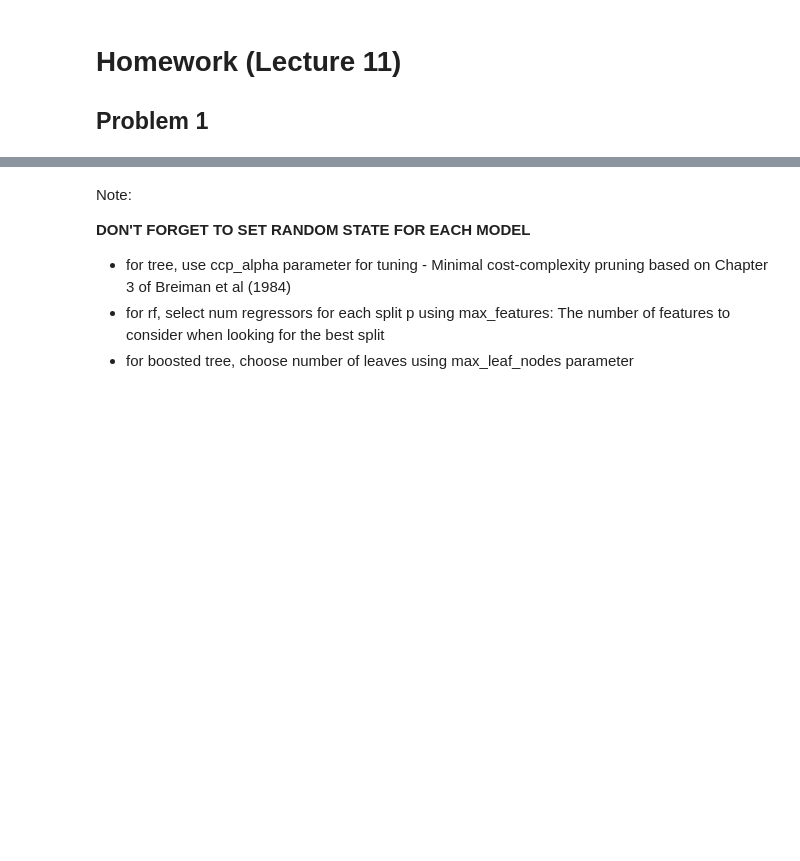
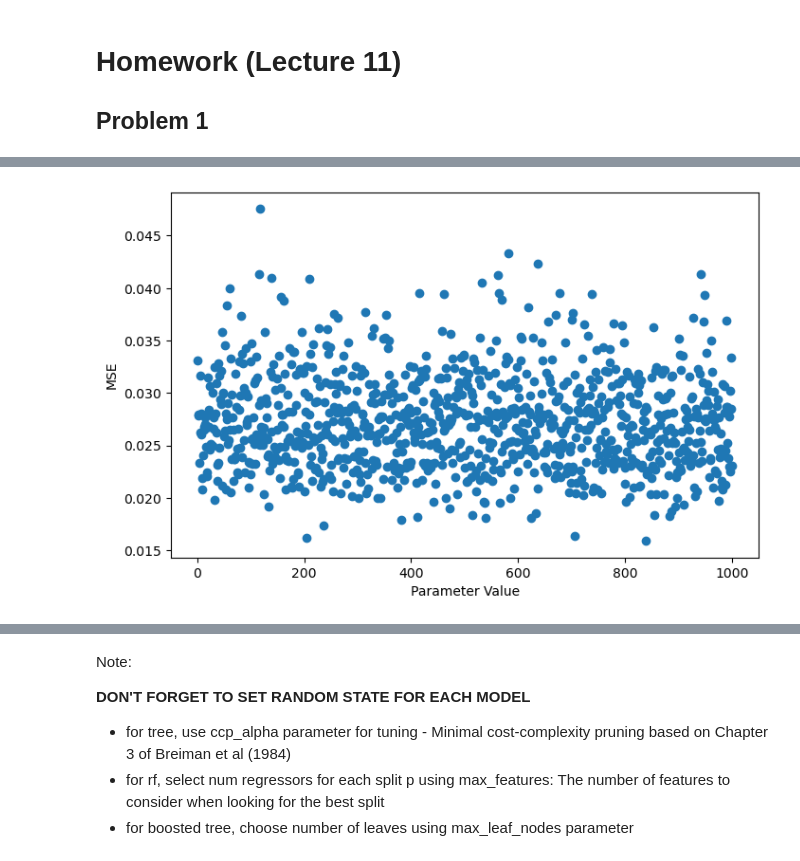
Before and after one commit to mattzhao-R/ml4econs, a Jupyter notebook: hw3/hw3.ipynb, the cells around one changed output, grey strips where cells are left out. Drawn from its saved outputs; the diff is of its cells as text; code cells hidden in the pictures; blank space fills up the shorter version.

```diff
--- a/hw3/hw3.ipynb
+++ b/hw3/hw3.ipynb
@@ -123,4 +123,6 @@ cv_viz(tree_cv,params)
 # %%
-params = np.linspace(1,100,1000,dtype=int)
+params = np.linspace(1,1000,1000,dtype=int)
 cv_viz(rf_cv,params)
+# %% [output]
+[figure, added]
 # %%
```
Also changed, not shown: parts of 8 cells of this notebook.
